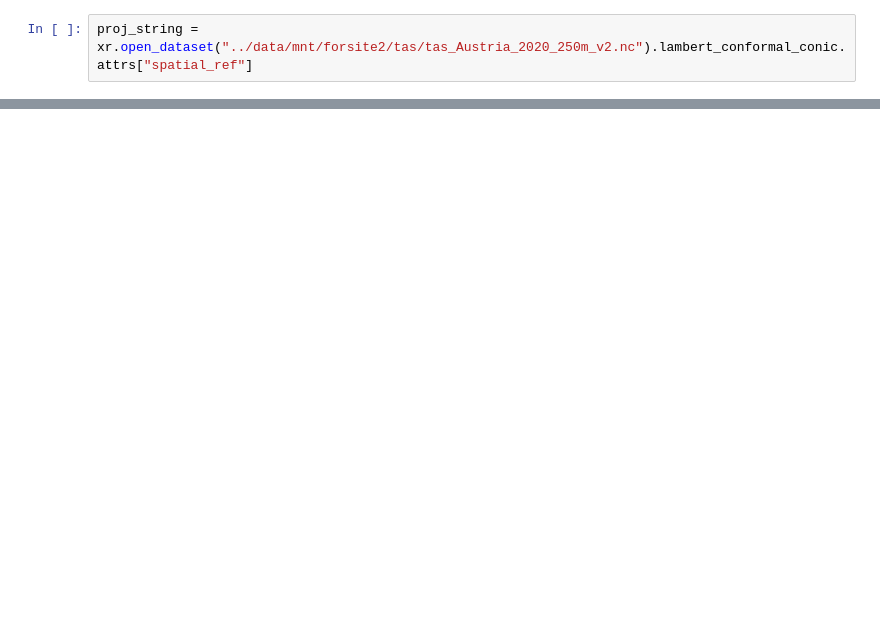
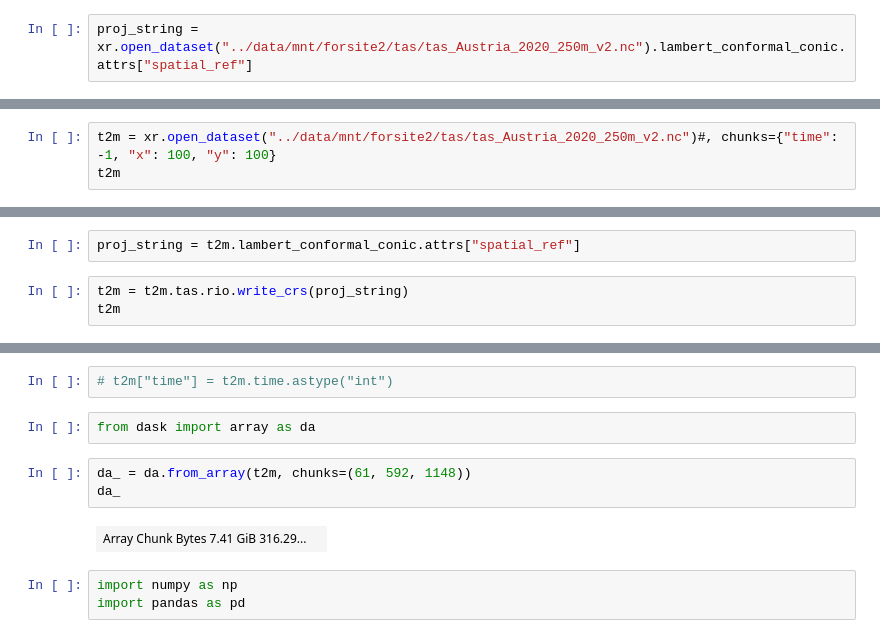
Before and after one commit to j-haacker/ARIS_lite, a Jupyter notebook: convert_netcdf_to_zarr.ipynb, the cells around one changed output, grey strips where cells are left out. Cells and saved outputs as stored; diff of their text form; blank space fills up the shorter version.

```diff
--- a/convert_netcdf_to_zarr.ipynb
+++ b/convert_netcdf_to_zarr.ipynb
@@ -78,0 +42,3 @@ for year in range(2019, 2024):
+# %%
+t2m = xr.open_dataset("../data/mnt/forsite2/tas/tas_Austria_2020_250m_v2.nc")#, chunks={"time": -1, "x": 100, "y": 100}
+t2m
@@ -78,0 +61,5 @@ for year in range(2019, 2024):
+# %%
+proj_string = t2m.lambert_conformal_conic.attrs["spatial_ref"]
+# %%
+t2m = t2m.tas.rio.write_crs(proj_string)
+t2m
@@ -78,0 +132,12 @@ for year in range(2019, 2024):
+# %%
+# t2m["time"] = t2m.time.astype("int")
+# %%
+from dask import array as da
+# %%
+da_ = da.from_array(t2m, chunks=(61, 592, 1148))
+da_
+# %% [output]
+| Array Chunk Bytes 7.41 GiB 316.29... |  |
+# %%
+import numpy as np
+import pandas as pd
```
Also changed, not shown: parts of 51 cells of this notebook, 1 other file.
